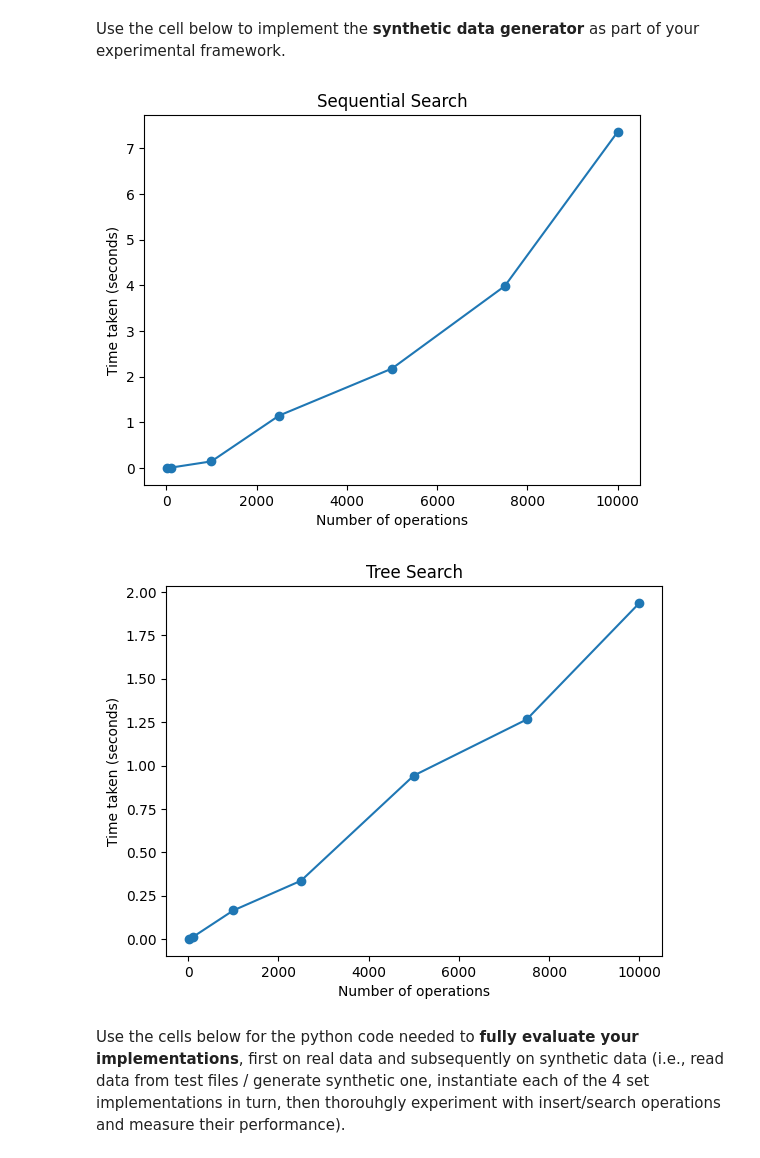
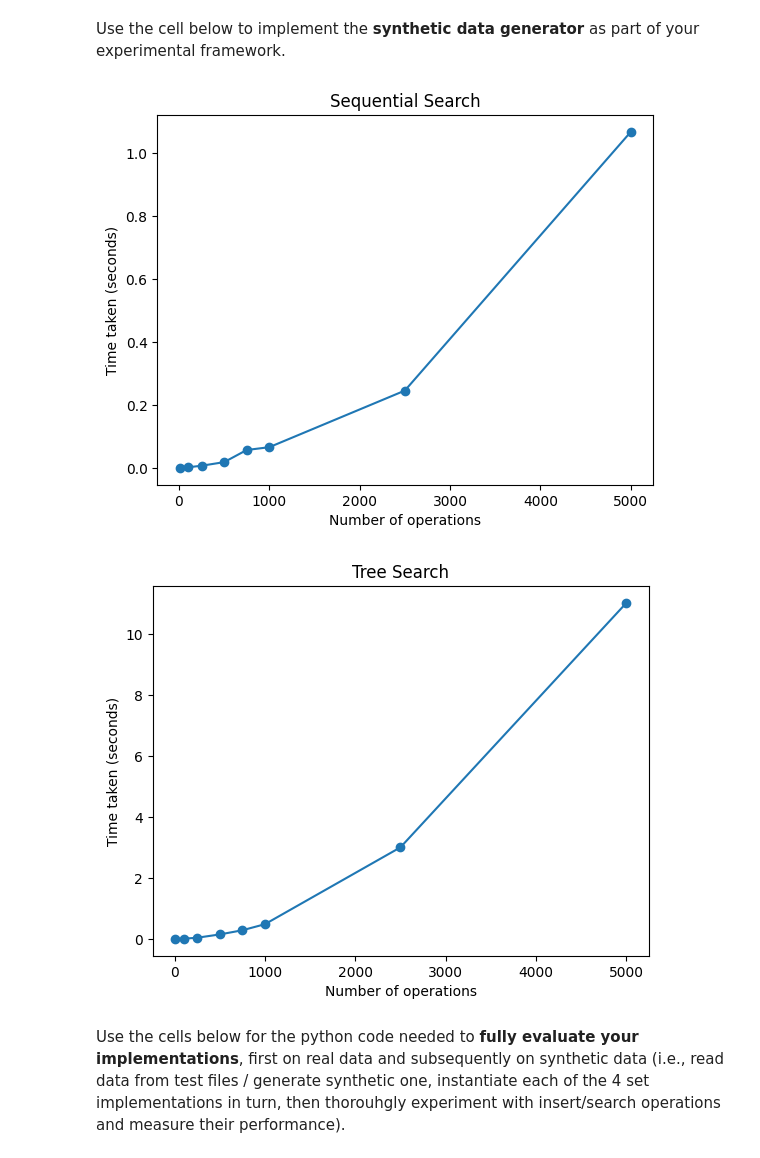
Before and after one commit to Baicheng-MiQ/COMP0005-Group-Coursework, a Jupyter notebook: Jupyter skeleton and tests/SetMembership.ipynb, the cells around one changed output. Drawn from its saved outputs; the diff is of its cells as text; code cells hidden in the pictures.

```diff
--- a/Jupyter skeleton and tests/SetMembership.ipynb
+++ b/Jupyter skeleton and tests/SetMembership.ipynb
@@ -712,7 +712,8 @@ class TestDataGenerator(AbstractTestDataGenerator):
 
 
 def generate_data(size):
-    return [''.join(random.choices(string.ascii_lowercase, k=random.randint(1,9))) for _ in range(size)]
+    return sorted([''.join(random.choices(string.ascii_lowercase, k=random.randint(1,9))) for _ in range(size)], reverse=True)
+
 
 def test_set(data):
     set = SequentialSearchSet()
@@ -720,54 +721,55 @@ def test_set(data):
         set.insertElement(d)
 
 # Set up the sample sizes to test
-# sizes = [10, 100, 1000, 2500, 5000, 7500, 10000, 25000, 50000, 75000, 100000]
-def run_test_set():
-    sizes = [10, 100, 1000, 2500, 5000, 7500, 10000]
+# sizes = [10, 100, 250, 500, 750, 1000, 2500, 5000, 7500, 10000]
+sizes = [10, 100, 250, 500, 750, 1000, 2500, 5000]
+# sizes = [10, 100, 250, 500, 750, 1000]
+def run_test_set(sizes):
 
     # Time the insertElement operation for each sample size
     times = []
     for size in sizes:
-        t = timeit.timeit(lambda: test_set(generate_data(size)), number=10)
+        t = timeit.timeit(lambda: test_set(generate_data(size)), number=5)
         times.append(t)
 
     # Plot the results
     plt.plot(sizes, times, 'o-')
     plt.xlabel('Number of operations')
     plt.ylabel('Time taken (seconds)')
     plt.title('Sequential Search')
     plt.show()
 
-run_test_set()
 
 def test_tree(data):
     tree = BinarySearchTreeSet()
     for d in data:
         tree.insertElement(d)
 
-def run_test_tree():
-    sizes = [10, 100, 1000, 2500, 5000, 7500, 10000]
+def run_test_tree(sizes):
 
     # Time the insertElement operation for each sample size
     times = []
     for size in sizes:
-        t = timeit.timeit(lambda: test_tree(generate_data(size)), number=20)
+        t = timeit.timeit(lambda: test_tree(generate_data(size)), number=5)
         times.append(t)
 
     # Plot the results
     plt.plot(sizes, times, 'o-')
     plt.xlabel('Number of operations')
     plt.ylabel('Time taken (seconds)')
     plt.title('Tree Search')
     plt.show()
 
-run_test_tree()
+run_test_set(sizes)
+run_test_tree(sizes)
+
 
 #TODO: need to make the data so that the strings are unique
 #TODO: make the worst case scenario for the tree
 #TODO: make this a class
 # %% [output]
-[figure, old version]
+[figure, new version]
-[figure, old version]
+[figure, new version]
 # %% [markdown]
 Use the cells below for the python code needed to **fully evaluate your implementations**, first on real data and subsequently on synthetic data (i.e., read data from test files / generate synthetic one, instantiate each of the 4 set implementations in turn, then thorouhgly experiment with insert/search operations and measure their performance).
 # %%
```
